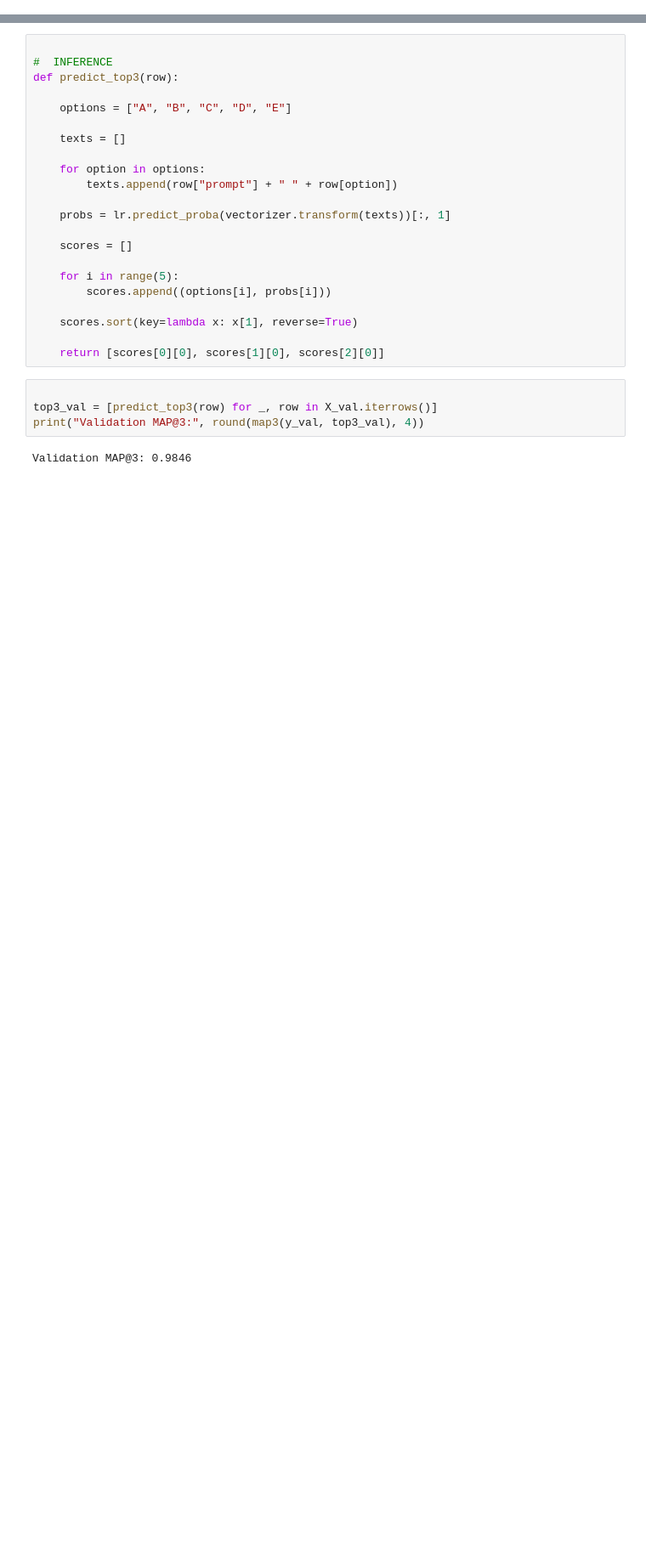
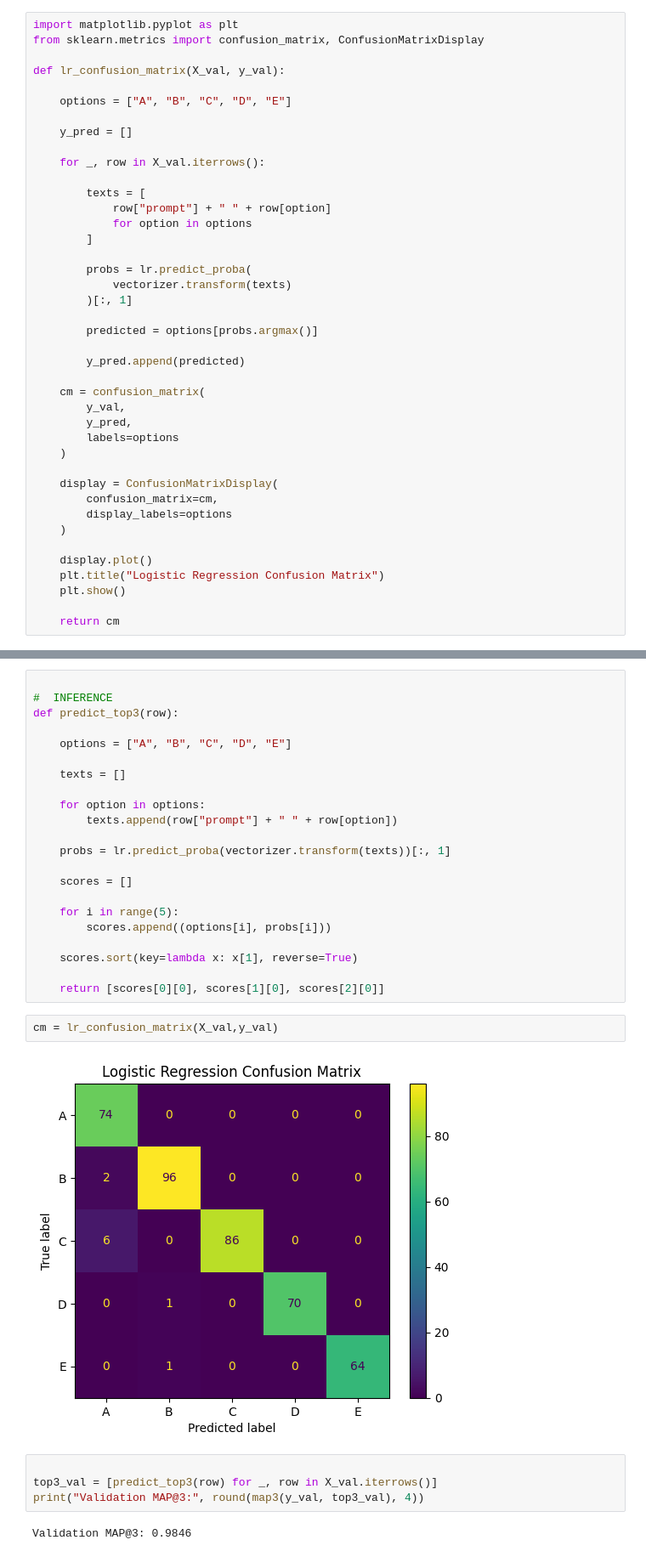
Before and after one commit to 23f2005464/-Smart-MCQ-Solver-Challenge, a Jupyter notebook: notebooks/main.ipynb, the cells around one changed output, grey strips where cells are left out. Shown at 85% size. Drawn from its saved outputs; the diff is of its cells as text; blank space fills up the shorter version.

```diff
--- a/notebooks/main.ipynb
+++ b/notebooks/main.ipynb
@@ -314,6 +314,47 @@ label
 0    6400
 1    1600
 Name: count, dtype: int64
+# %%
+import matplotlib.pyplot as plt
+from sklearn.metrics import confusion_matrix, ConfusionMatrixDisplay
+
+def lr_confusion_matrix(X_val, y_val):
+
+    options = ["A", "B", "C", "D", "E"]
+
+    y_pred = []
+
+    for _, row in X_val.iterrows():
+
+        texts = [
+            row["prompt"] + " " + row[option]
+            for option in options
+        ]
+
+        probs = lr.predict_proba(
+            vectorizer.transform(texts)
+        )[:, 1]
+
+        predicted = options[probs.argmax()]
+
+        y_pred.append(predicted)
+
+    cm = confusion_matrix(
+        y_val,
+        y_pred,
+        labels=options
+    )
+
+    display = ConfusionMatrixDisplay(
+        confusion_matrix=cm,
+        display_labels=options
+    )
+
+    display.plot()
+    plt.title("Logistic Regression Confusion Matrix")
+    plt.show()
+
+    return cm
 # %%
 
 X_train_vec = vectorizer.fit_transform(train_binary['text'])  # fit ONLY on train
@@ -344,6 +390,10 @@ def predict_top3(row):
     scores.sort(key=lambda x: x[1], reverse=True)
 
     return [scores[0][0], scores[1][0], scores[2][0]]
+# %%
+cm = lr_confusion_matrix(X_val,y_val)
+# %% [output]
+[figure, added]
 # %%
 
 top3_val = [predict_top3(row) for _, row in X_val.iterrows()]
```
Also changed, not shown: parts of 17 cells of this notebook.
